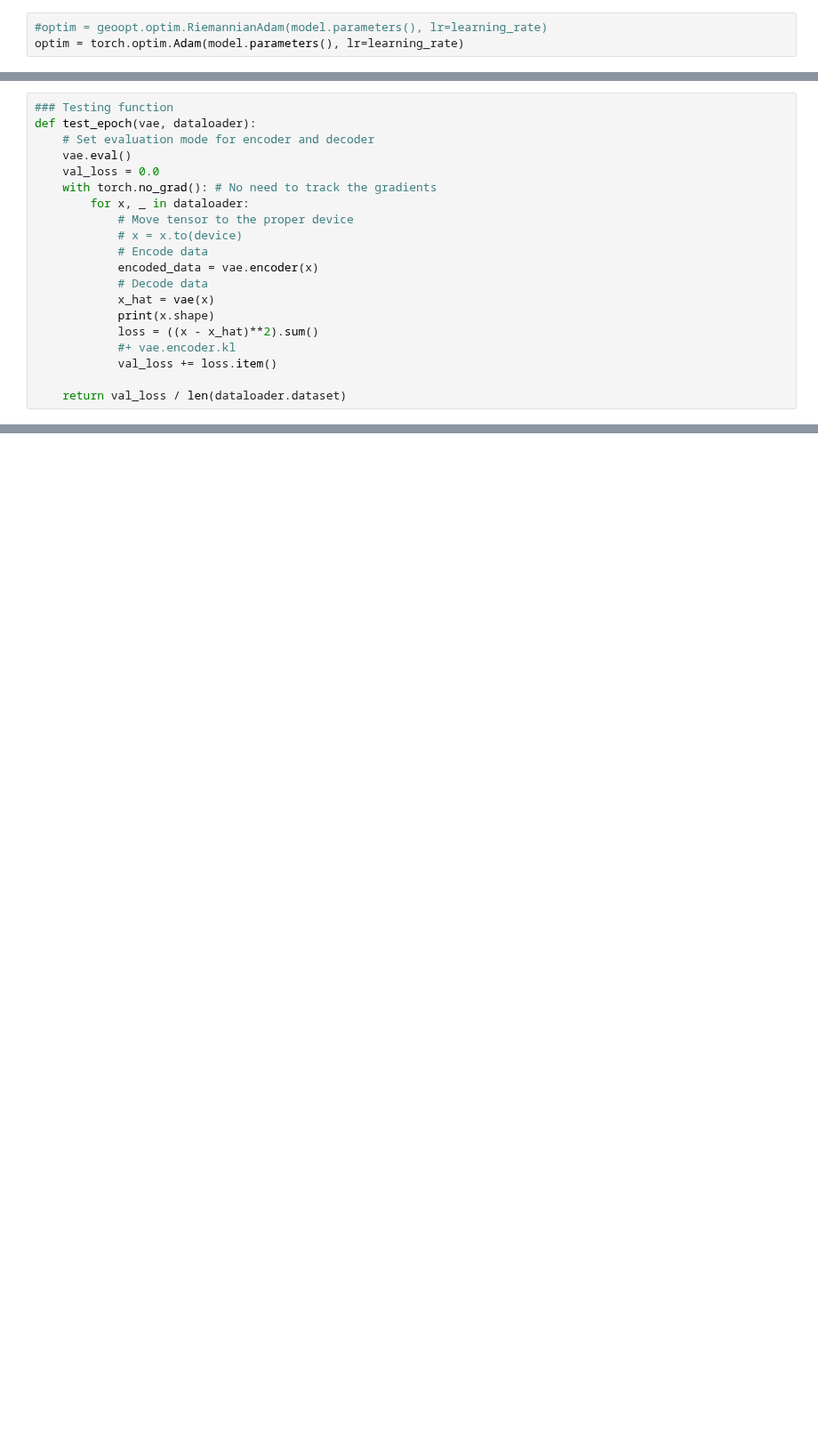
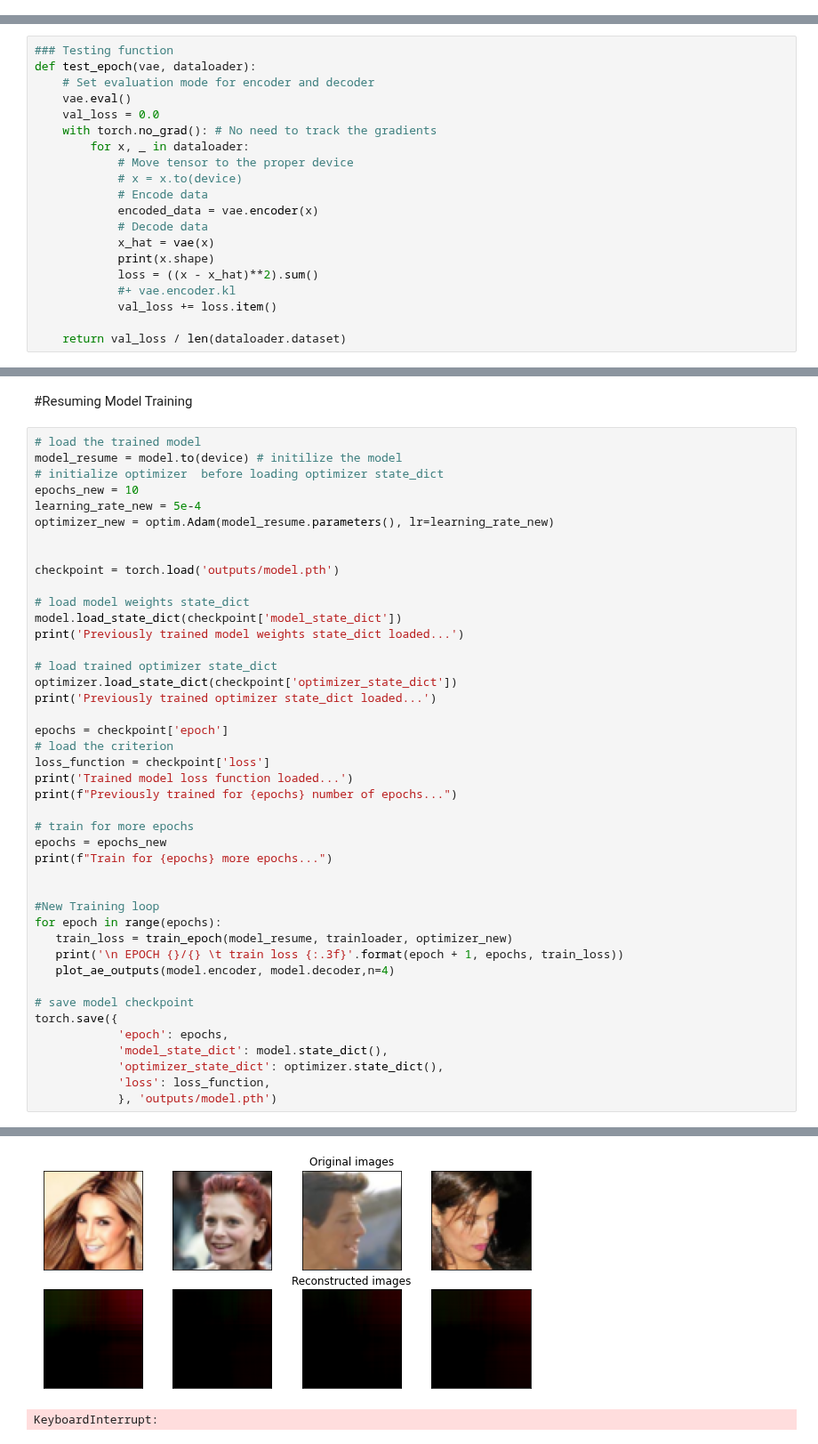
Before and after one commit to julian-8897/Non-Euclidean-NN, a Jupyter notebook: CelebA_vae_test.ipynb, the cells around one changed output, grey strips where cells are left out. Shown at 89% size. Drawn from its saved outputs; the diff is of its cells as text; blank space fills up the shorter version.

```diff
--- a/CelebA_vae_test.ipynb
+++ b/CelebA_vae_test.ipynb
@@ -86,6 +47,3 @@ learning_rate = 5e-4
-# %%
-#optim = geoopt.optim.RiemannianAdam(model.parameters(), lr=learning_rate)
-optim = torch.optim.Adam(model.parameters(), lr=learning_rate)
 # %%
 ### Training function
 
@@ -190,0 +203,46 @@ KeyboardInterrupt:
+# %% [markdown]
+#Resuming Model Training
+# %%
+# load the trained model
+model_resume = model.to(device) # initilize the model
+# initialize optimizer  before loading optimizer state_dict
+epochs_new = 10
+learning_rate_new = 5e-4
+optimizer_new = optim.Adam(model_resume.parameters(), lr=learning_rate_new)
+
+
+checkpoint = torch.load('outputs/model.pth')
+
+# load model weights state_dict
+model.load_state_dict(checkpoint['model_state_dict'])
+print('Previously trained model weights state_dict loaded...')
+
+# load trained optimizer state_dict
+optimizer.load_state_dict(checkpoint['optimizer_state_dict'])
+print('Previously trained optimizer state_dict loaded...')
+
+epochs = checkpoint['epoch']
+# load the criterion
+loss_function = checkpoint['loss']
+print('Trained model loss function loaded...')
+print(f"Previously trained for {epochs} number of epochs...")
+
+# train for more epochs
+epochs = epochs_new
+print(f"Train for {epochs} more epochs...")
+
+
+#New Training loop
+for epoch in range(epochs):
+   train_loss = train_epoch(model_resume, trainloader, optimizer_new)
+   print('\n EPOCH {}/{} \t train loss {:.3f}'.format(epoch + 1, epochs, train_loss))
+   plot_ae_outputs(model.encoder, model.decoder,n=4)
+
+# save model checkpoint
+torch.save({
+            'epoch': epochs,
+            'model_state_dict': model.state_dict(),
+            'optimizer_state_dict': optimizer.state_dict(),
+            'loss': loss_function,
+            }, 'outputs/model.pth')
+# %% [output]
@@ -191,3 +261,5 @@ KeyboardInterrupt:
+[figure, added]
+KeyboardInterrupt:
 # %%
 # encoded_samples = []
 # for sample in tqdm(trainset_1):
```
Also changed, not shown: parts of 11 cells of this notebook, 1 other file.
